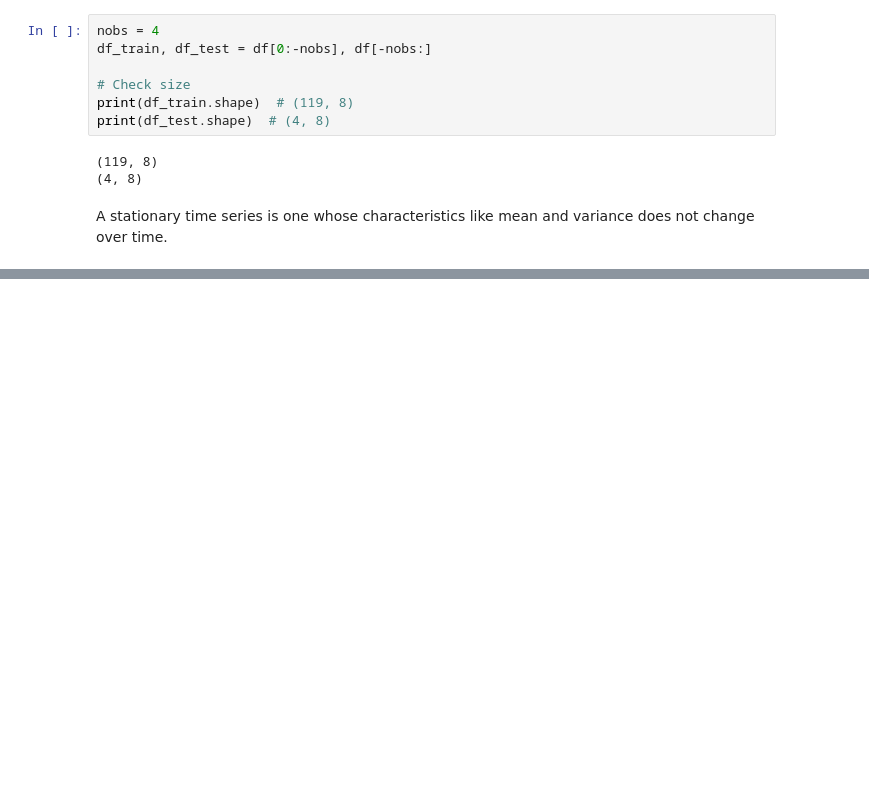
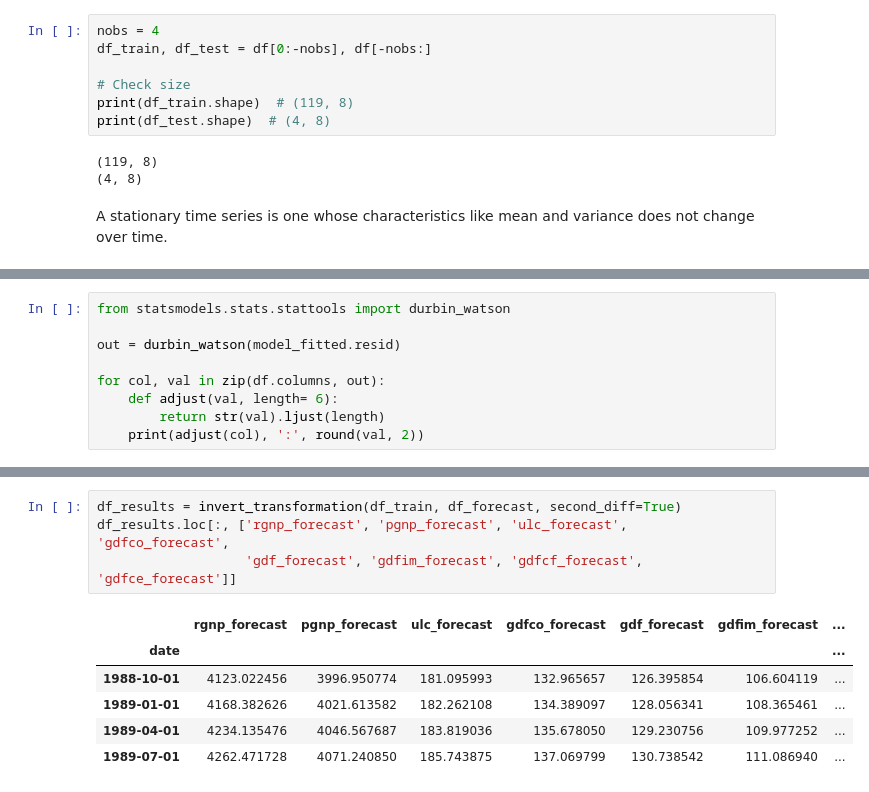
Before and after one commit to Vithyashagar/Time_Series, a Jupyter notebook: VectorAutoregression/VAR.ipynb, the cells around one changed output, grey strips where cells are left out. Cells and saved outputs as stored; diff of their text form; blank space fills up the shorter version.

```diff
--- a/VectorAutoregression/VAR.ipynb
+++ b/VectorAutoregression/VAR.ipynb
@@ -139,0 +306,9 @@ A stationary time series is one whose characteristics like mean and variance doe
+# %%
+from statsmodels.stats.stattools import durbin_watson
+
+out = durbin_watson(model_fitted.resid)
+
+for col, val in zip(df.columns, out):
+    def adjust(val, length= 6):
+        return str(val).ljust(length)
+    print(adjust(col), ':', round(val, 2))
@@ -139,0 +362,11 @@ A stationary time series is one whose characteristics like mean and variance doe
+# %%
+df_results = invert_transformation(df_train, df_forecast, second_diff=True)
+df_results.loc[:, ['rgnp_forecast', 'pgnp_forecast', 'ulc_forecast', 'gdfco_forecast',
+                   'gdf_forecast', 'gdfim_forecast', 'gdfcf_forecast', 'gdfce_forecast']]
+# %% [output]
+|  | rgnp_forecast | pgnp_forecast | ulc_forecast | gdfco_forecast | gdf_forecast | gdfim_forecast | ... |
+| date |  |  |  |  |  |  | ... |
+| 1988-10-01 | 4123.022456 | 3996.950774 | 181.095993 | 132.965657 | 126.395854 | 106.604119 | ... |
+| 1989-01-01 | 4168.382626 | 4021.613582 | 182.262108 | 134.389097 | 128.056341 | 108.365461 | ... |
+| 1989-04-01 | 4234.135476 | 4046.567687 | 183.819036 | 135.678050 | 129.230756 | 109.977252 | ... |
+| 1989-07-01 | 4262.471728 | 4071.240850 | 185.743875 | 137.069799 | 130.738542 | 111.086940 | ... |
```
Also changed, not shown: parts of 17 cells of this notebook.
